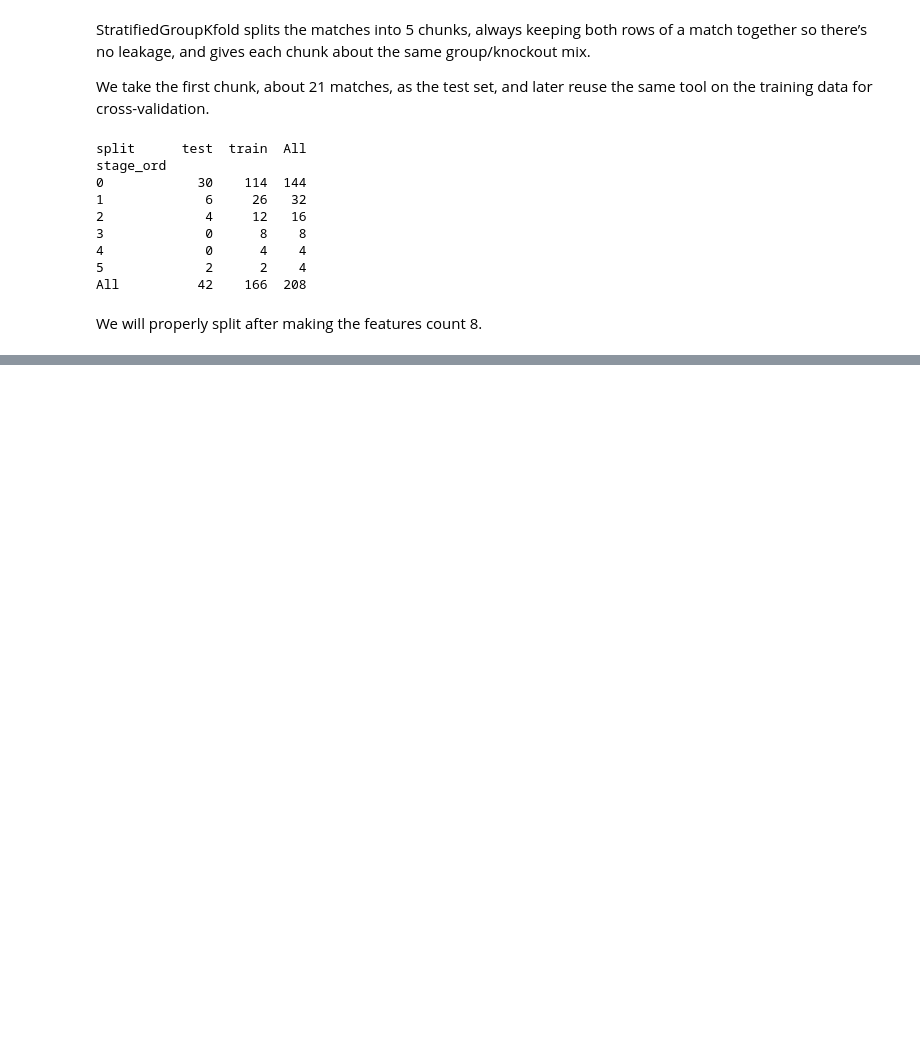
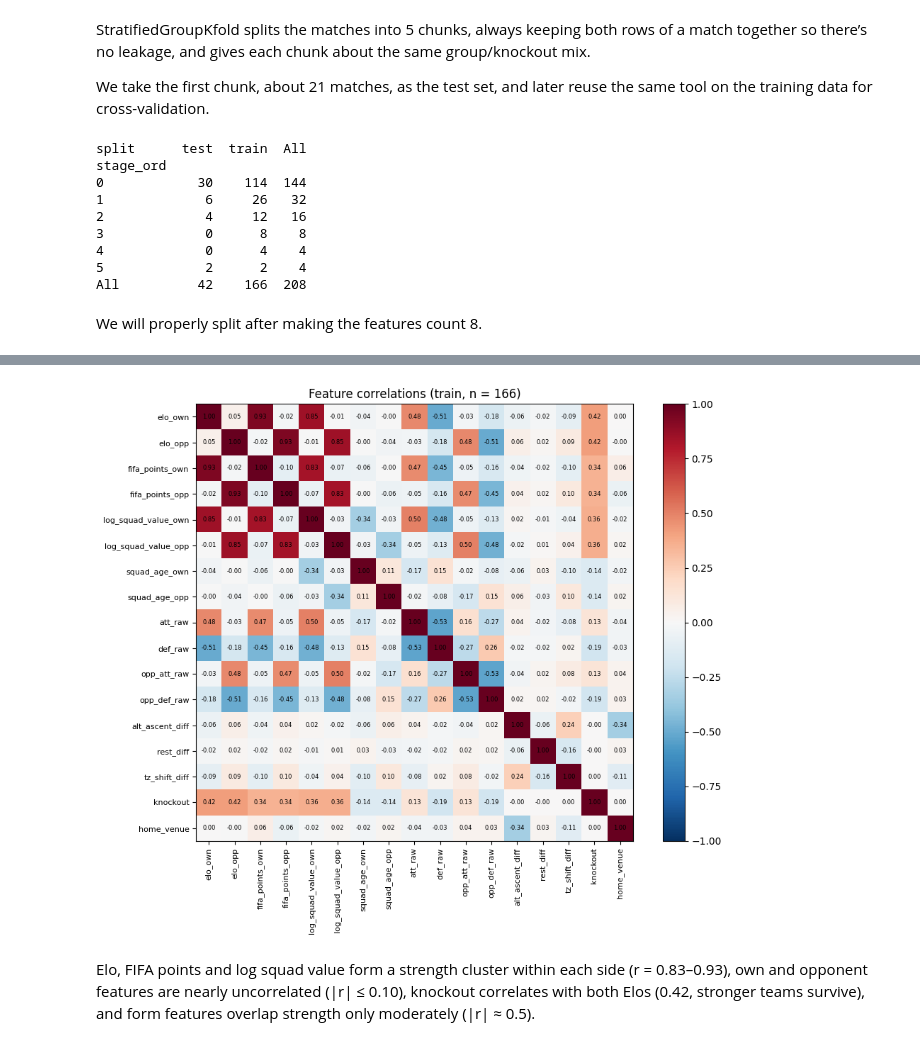
Before and after one commit to birat-timsina/HIT140_Group81, a Jupyter notebook: Assignment-3/Obj2.2/Obj2.2_model.ipynb, the cells around one changed output, grey strips where cells are left out. Drawn from its saved outputs; the diff is of its cells as text; code cells hidden in the pictures; blank space fills up the shorter version.

```diff
--- a/Assignment-3/Obj2.2/Obj2.2_model.ipynb
+++ b/Assignment-3/Obj2.2/Obj2.2_model.ipynb
@@ -65,0 +250,23 @@ We will properly split after making the features count 8.
+# %%
+for side in ["own", "opp"]:
+    train[f"log_squad_value_{side}"] = np.log(train[f"squad_value_{side}"])  # LOWESS suggests
+
+POOL = ["elo_own", "elo_opp", "fifa_points_own", "fifa_points_opp",
+        "log_squad_value_own", "log_squad_value_opp", "squad_age_own", "squad_age_opp",
+        "att_raw", "def_raw", "opp_att_raw", "opp_def_raw",
+        "alt_ascent_diff", "rest_diff", "tz_shift_diff", "knockout", "home_venue"]
+# %%
+C = train[POOL].corr()
+fig, ax = plt.subplots(figsize=(10, 8))
+im = ax.imshow(C, cmap="RdBu_r", vmin=-1, vmax=1) # red = positive, blue = negative
+ax.set_xticks(range(len(POOL)), POOL, rotation=90, fontsize=8)
+ax.set_yticks(range(len(POOL)), POOL, fontsize=8)
+for i in range(len(POOL)):
+    for j in range(len(POOL)):
+        ax.text(j, i, f"{C.iloc[i, j]:.2f}", ha="center", va="center", fontsize=6)
+fig.colorbar(im); ax.set_title("Feature correlations (train, n = 166)")
+plt.tight_layout(); plt.show()
+# %% [output]
+[figure, added]
+# %% [markdown]
+Elo, FIFA points and log squad value form a strength cluster within each side (r = 0.83–0.93), own and opponent features are nearly uncorrelated (|r| ≤ 0.10), knockout correlates with both Elos (0.42, stronger teams survive), and form features overlap strength only moderately (|r| ≈ 0.5).
```
Also changed, not shown: parts of 37 cells of this notebook.
